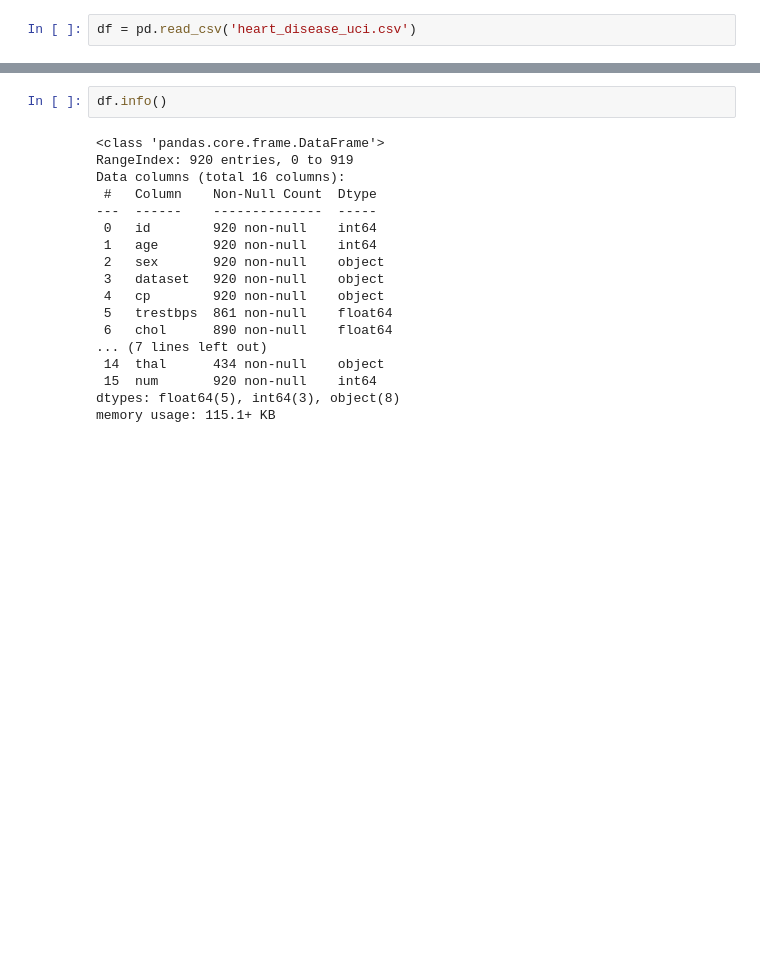
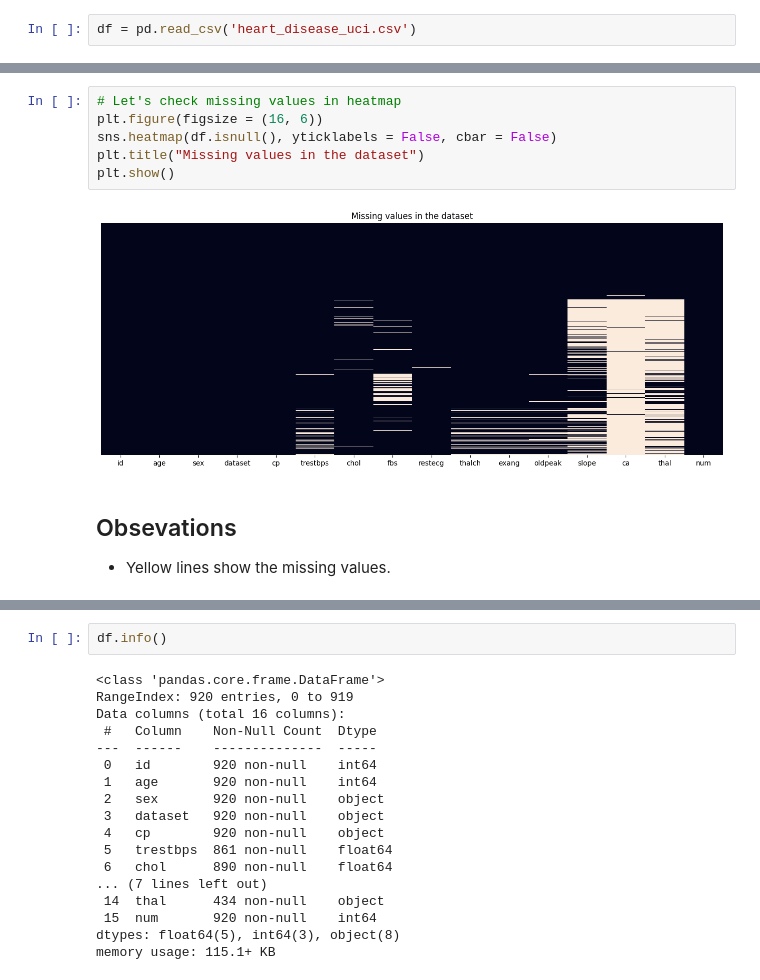
Before and after one commit to HaiderQadri/PYTHON-For-Data-Science_and_AI, a Jupyter notebook: 00_projects/02_heart_disease_prediction/heart_disease_eda_and_prediction.ipynb, the cells around one changed output, grey strips where cells are left out. Saved outputs shown, nothing was run; the diff lists cells and outputs as text; blank space fills up the shorter version.

```diff
--- a/00_projects/02_heart_disease_prediction/heart_disease_eda_and_prediction.ipynb
+++ b/00_projects/02_heart_disease_prediction/heart_disease_eda_and_prediction.ipynb
@@ -108,0 +182,11 @@ df.head(5)
+# %%
+# Let's check missing values in heatmap
+plt.figure(figsize = (16, 6))
+sns.heatmap(df.isnull(), yticklabels = False, cbar = False)
+plt.title("Missing values in the dataset")
+plt.show()
+# %% [output]
+[figure, added]
+# %% [markdown]
+## Obsevations
+- Yellow lines show the missing values.
```
Also changed, not shown: parts of 52 cells of this notebook.
